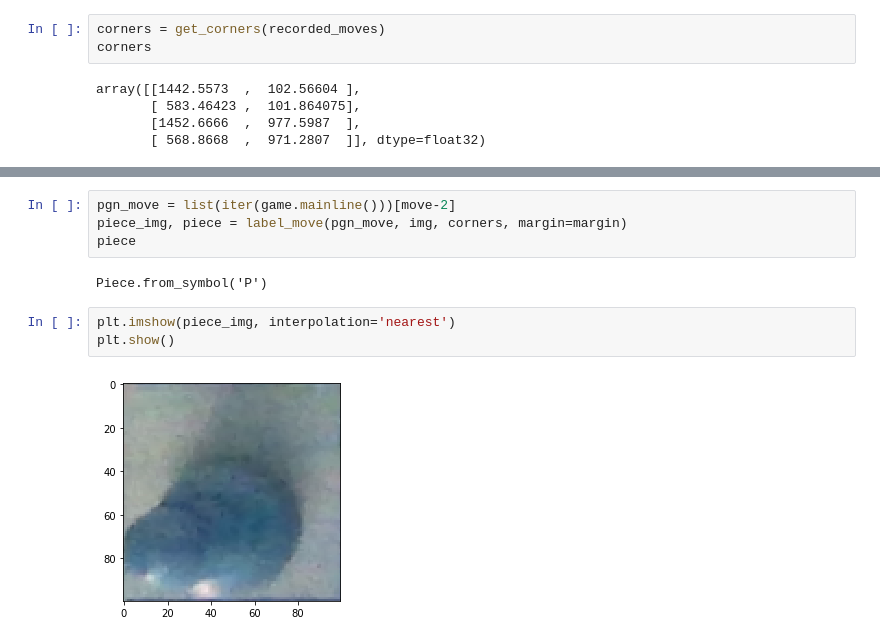
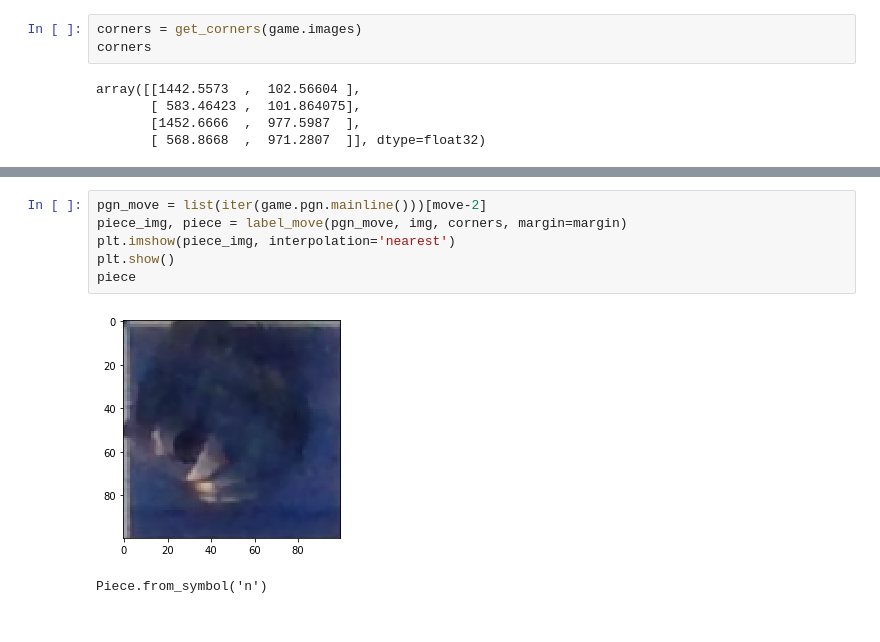
Before and after one commit to mulac/chess-vision, a Jupyter notebook: games.ipynb, the cells around one changed output, grey strips where cells are left out. Cells and saved outputs as stored; diff of their text form.

```diff
--- a/games.ipynb
+++ b/games.ipynb
@@ -46,5 +40,5 @@ plt.imshow(img, interpolation='nearest')
 # %%
-corners = get_corners(recorded_moves)
+corners = get_corners(game.images)
 corners
 # %% [output]
 array([[1442.5573  ,  102.56604 ],
@@ -69,11 +63,9 @@ for i, square in enumerate(get_squares(board, margin=margin)):
 # %%
-pgn_move = list(iter(game.mainline()))[move-2]
+pgn_move = list(iter(game.pgn.mainline()))[move-2]
 piece_img, piece = label_move(pgn_move, img, corners, margin=margin)
+plt.imshow(piece_img, interpolation='nearest')
+plt.show()
 piece
 # %% [output]
+[figure, added]
-Piece.from_symbol('P')
+Piece.from_symbol('n')
-# %%
-plt.imshow(piece_img, interpolation='nearest')
-plt.show()
-# %% [output]
-[figure, removed]
```
Also changed, not shown: parts of 8 cells of this notebook, 9 other files.
